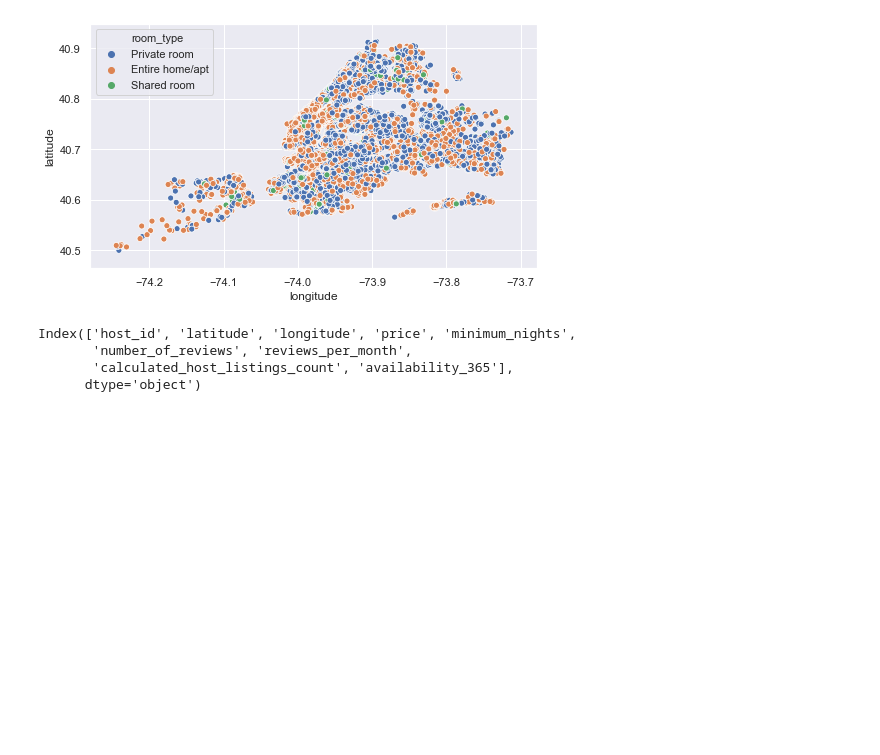
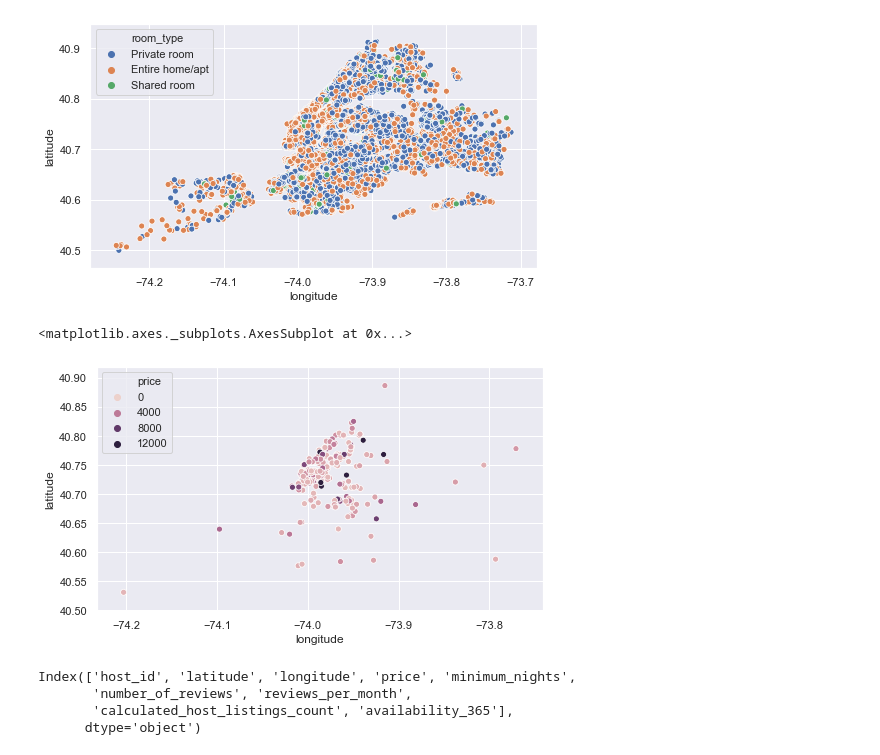
Before and after one commit to aleksanp/airbnb-prices, a Jupyter notebook: airbnb_learning.ipynb, the cells around one changed output. Cells and saved outputs as stored; diff of their text form; code cells hidden in the pictures; blank space fills up the shorter version.

```diff
--- a/airbnb_learning.ipynb
+++ b/airbnb_learning.ipynb
@@ -246,6 +270,13 @@ sns.scatterplot(airbnb_data.longitude, airbnb_data.latitude, hue=airbnb_data.roo
 # %% [output]
 <matplotlib.axes._subplots.AxesSubplot at 0x...>
 [figure]
+# %%
+# airbnb_data.price.quantile(q=0.5)
+airbnb_data_choosen = airbnb_data[airbnb_data.price > 1000]
+sns.scatterplot(airbnb_data_choosen.longitude, airbnb_data_choosen.latitude, hue=airbnb_data.price)
+# %% [output]
+<matplotlib.axes._subplots.AxesSubplot at 0x...>
+[figure, added]
 # %%
 numerics = ['int16', 'int32', 'int64', 'float16', 'float32', 'float64']
 num_features = airbnb_data.select_dtypes(include=numerics).columns
```
Also changed, not shown: parts of 56 cells of this notebook.
